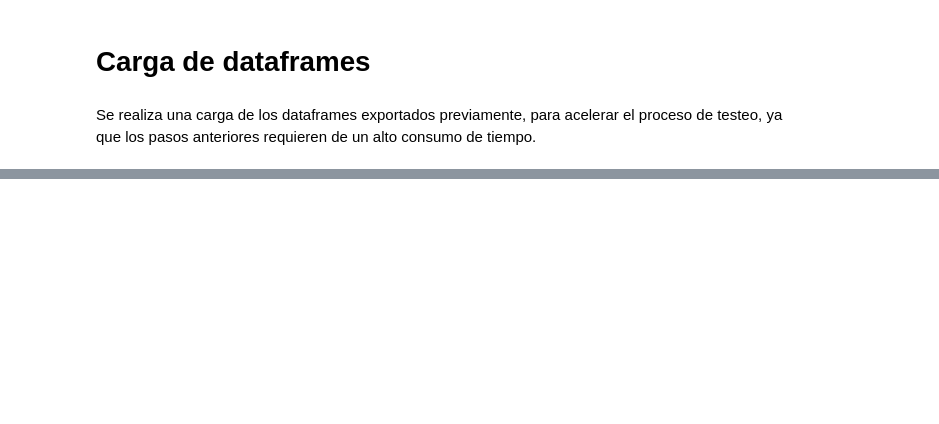
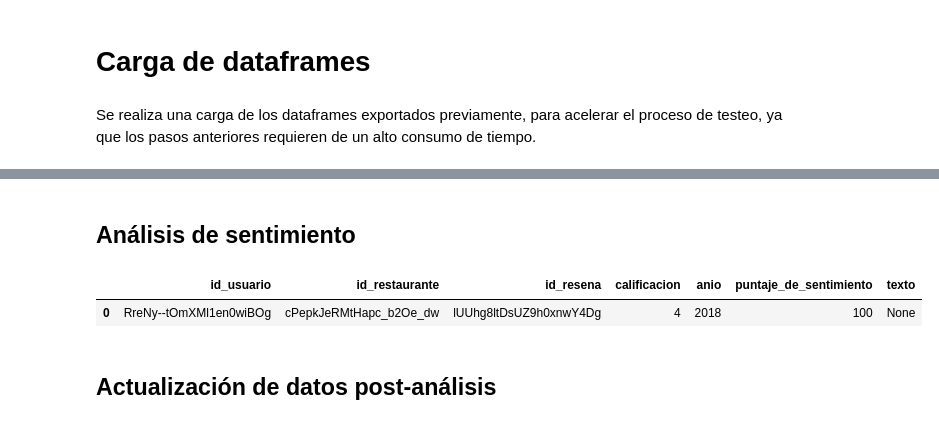
Before and after one commit to Aspirina180mg/PF_DATAPT07, a Jupyter notebook: ETL DW.ipynb, the cells around one changed output, grey strips where cells are left out. Drawn from its saved outputs; the diff is of its cells as text; code cells hidden in the pictures; blank space fills up the shorter version.

```diff
--- a/ETL DW.ipynb
+++ b/ETL DW.ipynb
@@ -48,0 +48,14 @@ df_estados.head()
+# %%
+#extracción de líneas a analizar
+df_analisis = df_reviews[df_reviews['puntaje_de_sentimiento'] == 100].copy()
+# %% [markdown]
+## Análisis de sentimiento
+# %%
+# acá tiene que ir e análisis de sentimiento, elimina éste código inútil de prueba
+df_analisis['puntaje_de_sentimiento'] = 100
+df_analisis.head(1)
+# %% [output]
+|  | id_usuario | id_restaurante | id_resena | calificacion | anio | puntaje_de_sentimiento | texto |
+| 0 | RreNy--tOmXMl1en0wiBOg | cPepkJeRMtHapc_b2Oe_dw | lUUhg8ltDsUZ9h0xnwY4Dg | 4 | 2018 | 100 | None |
+# %% [markdown]
+## Actualización de datos post-análisis
```
Also changed, not shown: parts of 15 cells of this notebook, 6 other files.
